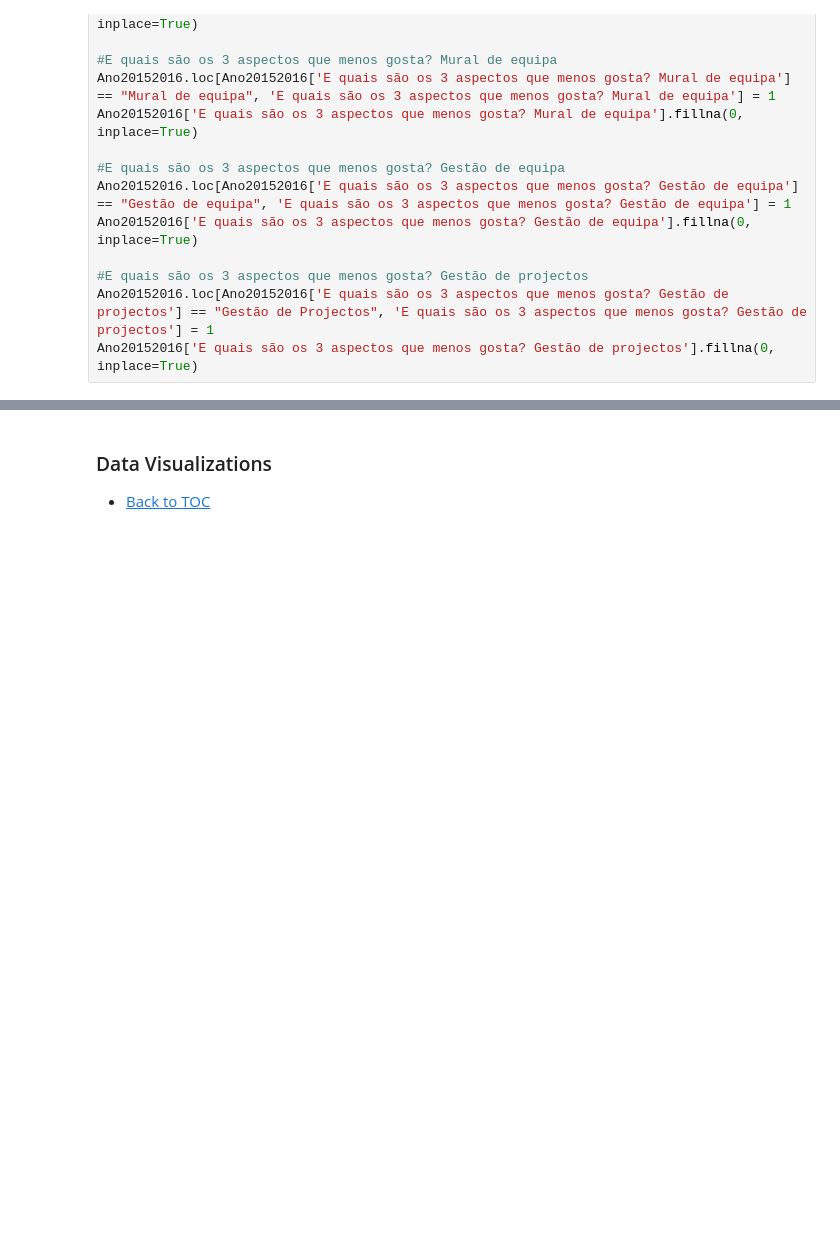
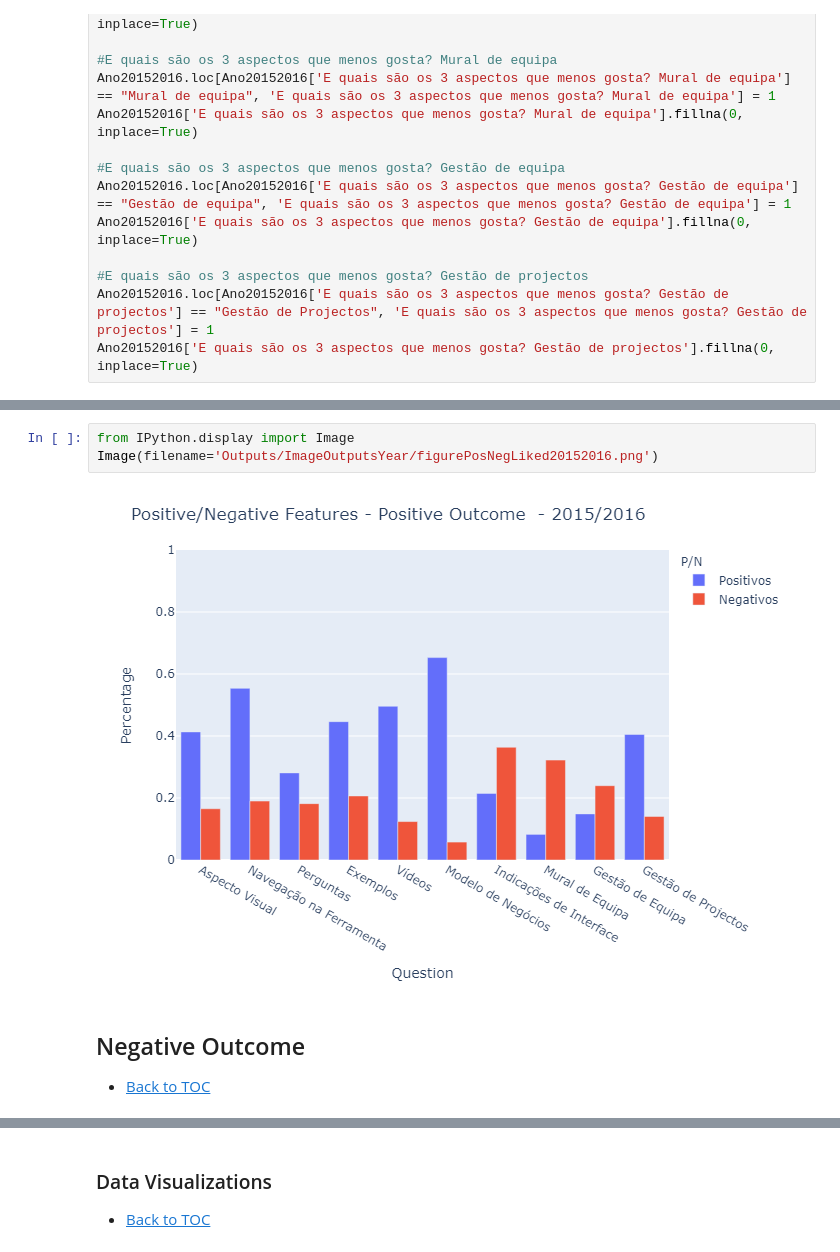
Before and after one commit to DSWorkPortugal/MscThesisFernando, a Jupyter notebook: 4-Ano20152016.ipynb, the cells around one changed output, grey strips where cells are left out. Cells and saved outputs as stored; diff of their text form; blank space fills up the shorter version.

```diff
--- a/4-Ano20152016.ipynb
+++ b/4-Ano20152016.ipynb
@@ -264,0 +454,8 @@ Ano20152016['E quais são os 3 aspectos que menos gosta? Gestão de projectos'].
+# %%
+from IPython.display import Image
+Image(filename='Outputs/ImageOutputsYear/figurePosNegLiked20152016.png')
+# %% [output]
+[figure, added]
+# %% [markdown]
+## Negative Outcome
+* [Back to TOC](#backtoc)
```
Also changed, not shown: parts of 21 cells of this notebook, 7 other files.
